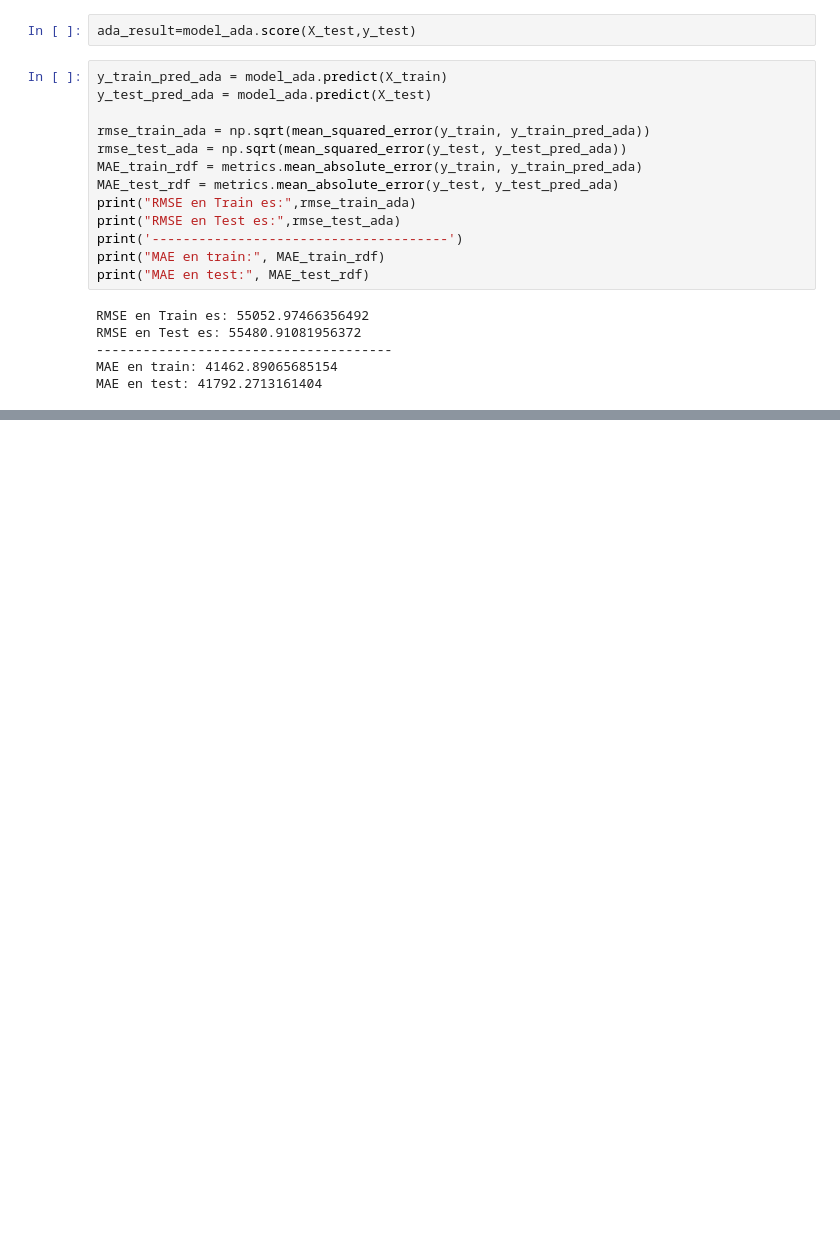
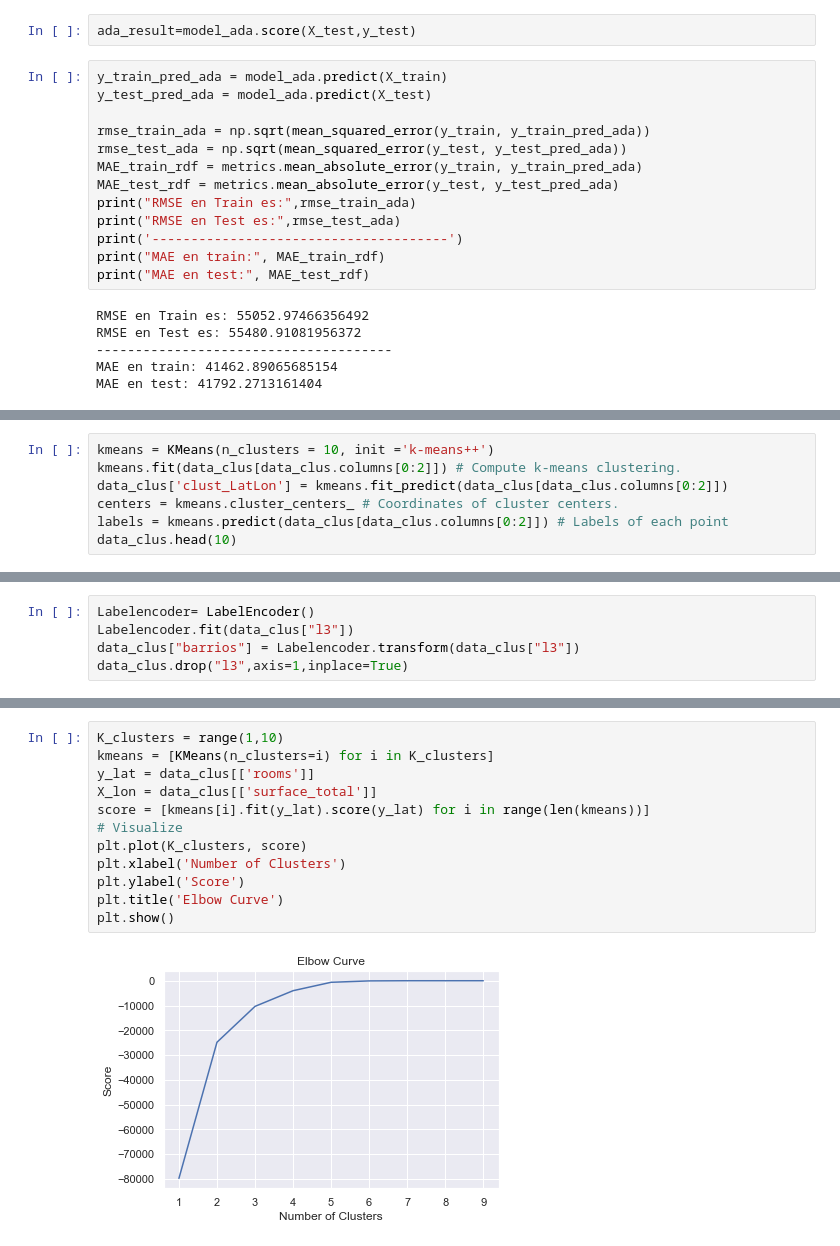
Before and after one commit to leobrandoon/house_price_prediction_v2, a Jupyter notebook: LeonardoGonzalez_Proyecto_02.ipynb, the cells around one changed output, grey strips where cells are left out. Saved outputs shown, nothing was run; the diff lists cells and outputs as text; blank space fills up the shorter version.

```diff
--- a/LeonardoGonzalez_Proyecto_02.ipynb
+++ b/LeonardoGonzalez_Proyecto_02.ipynb
@@ -1268,0 +1369,7 @@ MAE en test: 41792.2713161404
+# %%
+kmeans = KMeans(n_clusters = 10, init ='k-means++')
+kmeans.fit(data_clus[data_clus.columns[0:2]]) # Compute k-means clustering.
+data_clus['clust_LatLon'] = kmeans.fit_predict(data_clus[data_clus.columns[0:2]])
+centers = kmeans.cluster_centers_ # Coordinates of cluster centers.
+labels = kmeans.predict(data_clus[data_clus.columns[0:2]]) # Labels of each point
+data_clus.head(10)
@@ -1268,0 +1390,5 @@ MAE en test: 41792.2713161404
+# %%
+Labelencoder= LabelEncoder()
+Labelencoder.fit(data_clus["l3"])
+data_clus["barrios"] = Labelencoder.transform(data_clus["l3"])
+data_clus.drop("l3",axis=1,inplace=True)
@@ -1268,0 +1414,14 @@ MAE en test: 41792.2713161404
+# %%
+K_clusters = range(1,10)
+kmeans = [KMeans(n_clusters=i) for i in K_clusters]
+y_lat = data_clus[['rooms']]
+X_lon = data_clus[['surface_total']]
+score = [kmeans[i].fit(y_lat).score(y_lat) for i in range(len(kmeans))]
+# Visualize
+plt.plot(K_clusters, score)
+plt.xlabel('Number of Clusters')
+plt.ylabel('Score')
+plt.title('Elbow Curve')
+plt.show()
+# %% [output]
+[figure, added]
```
Also changed, not shown: parts of 46 cells of this notebook.
